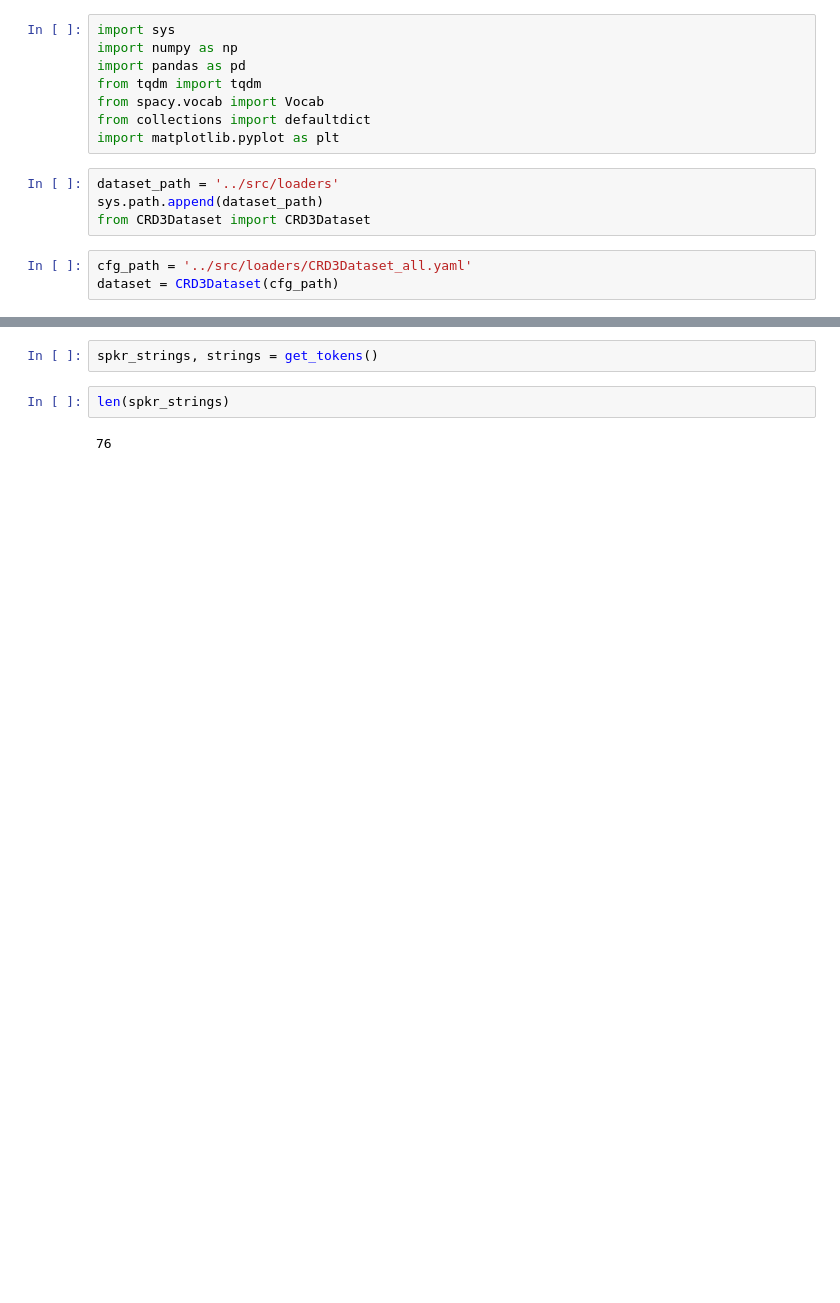
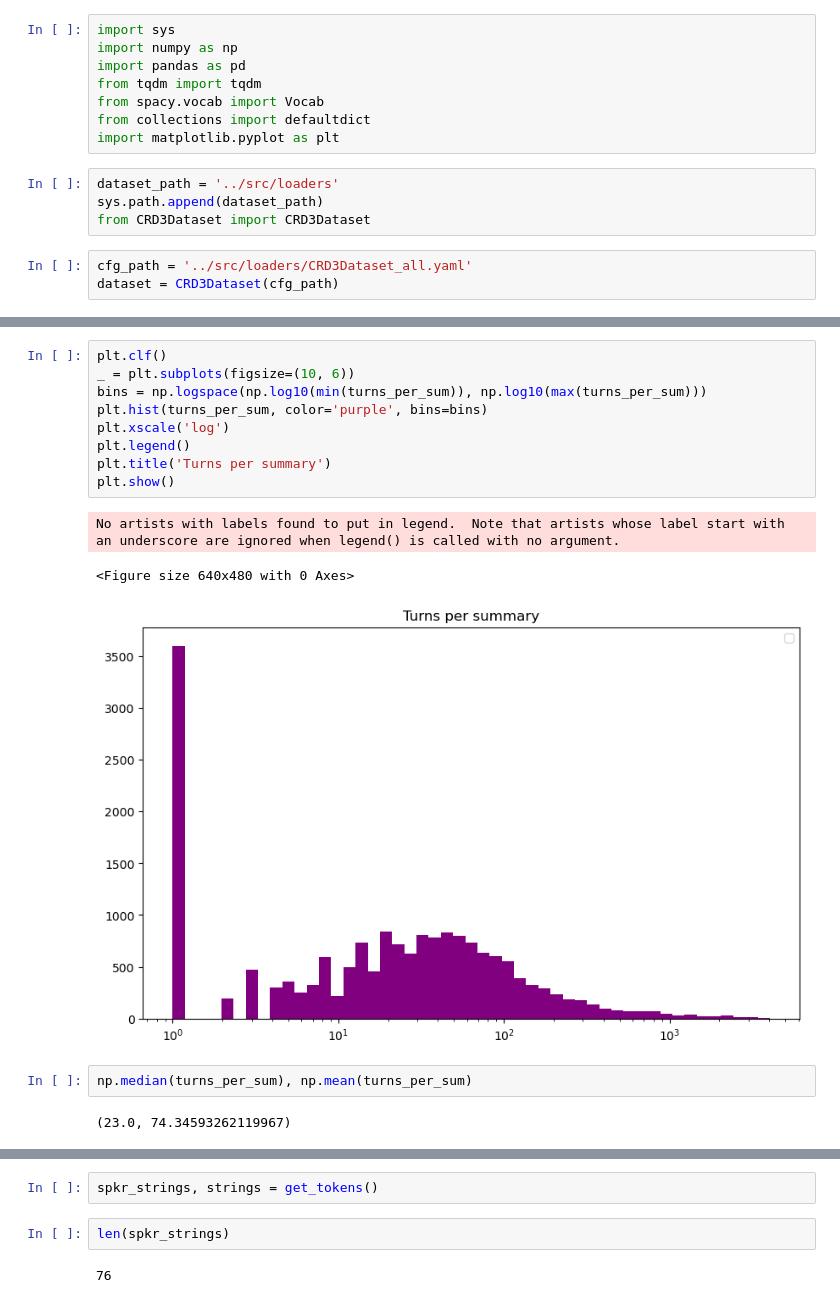
Before and after one commit to VictorHerrig/Critical_Role_summarization, a Jupyter notebook: exploration/get_data_stats.ipynb, the cells around one changed output, grey strips where cells are left out. Cells and saved outputs as stored; diff of their text form; blank space fills up the shorter version.

```diff
--- a/exploration/get_data_stats.ipynb
+++ b/exploration/get_data_stats.ipynb
@@ -90,0 +173,17 @@ plt.show()
+# %%
+plt.clf()
+_ = plt.subplots(figsize=(10, 6))
+bins = np.logspace(np.log10(min(turns_per_sum)), np.log10(max(turns_per_sum)))
+plt.hist(turns_per_sum, color='purple', bins=bins)
+plt.xscale('log')
+plt.legend()
+plt.title('Turns per summary')
+plt.show()
+# %% [output]
+No artists with labels found to put in legend.  Note that artists whose label start with an underscore are ignored when legend() is called with no argument.
+<Figure size 640x480 with 0 Axes>
+[figure, added]
+# %%
+np.median(turns_per_sum), np.mean(turns_per_sum)
+# %% [output]
+(23.0, 74.34593262119967)
```
Also changed, not shown: parts of 14 cells of this notebook, 1 other file.
